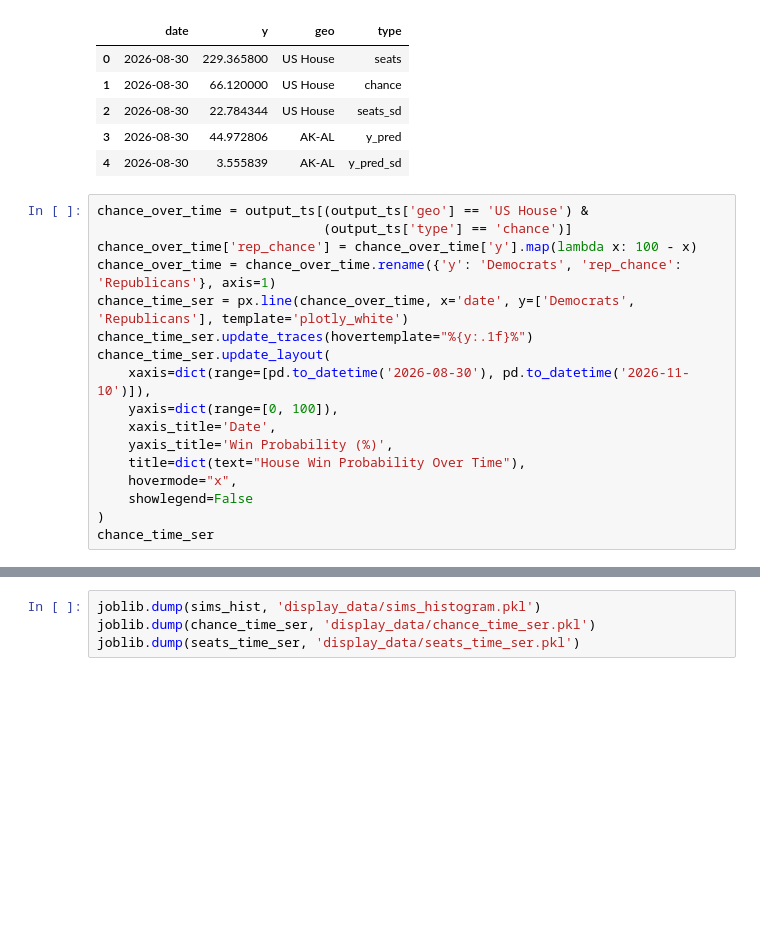
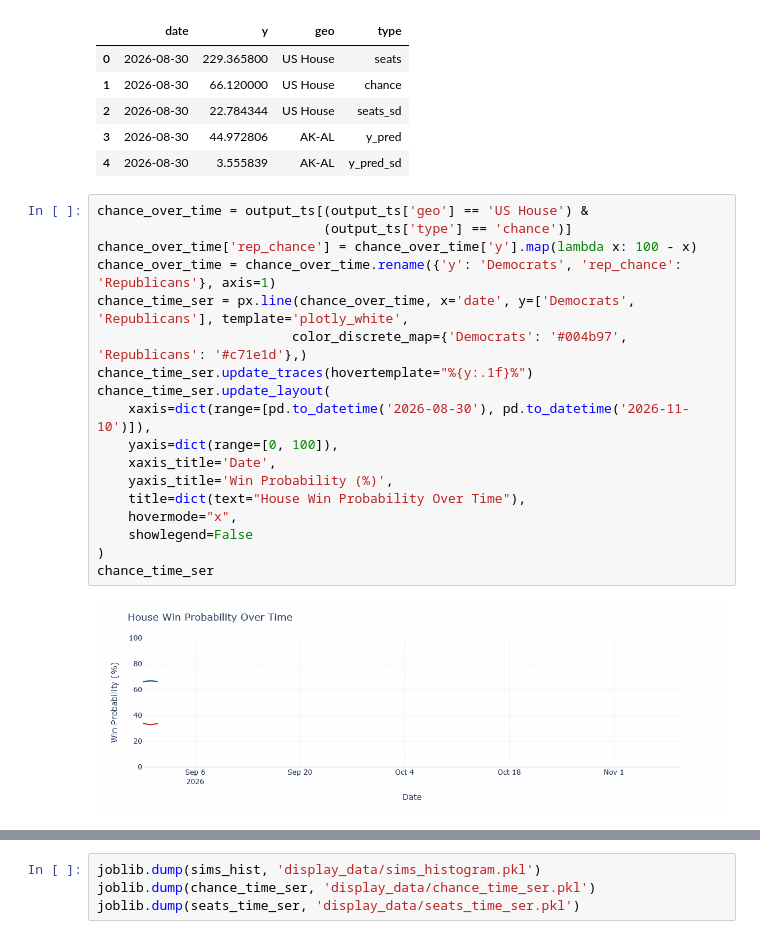
Before and after one commit to Hackquantumcpp/snoutcounter-midterms-2026-model, a Jupyter notebook: prediction/house/05b-postprocessing-py.ipynb, the cells around one changed output, grey strips where cells are left out. Drawn from its saved outputs; the diff is of its cells as text; blank space fills up the shorter version.

```diff
--- a/prediction/house/05b-postprocessing-py.ipynb
+++ b/prediction/house/05b-postprocessing-py.ipynb
@@ -80,20 +83,23 @@ output_ts.head()
 # %%
 chance_over_time = output_ts[(output_ts['geo'] == 'US House') &
                              (output_ts['type'] == 'chance')]
 chance_over_time['rep_chance'] = chance_over_time['y'].map(lambda x: 100 - x)
 chance_over_time = chance_over_time.rename({'y': 'Democrats', 'rep_chance': 'Republicans'}, axis=1)
-chance_time_ser = px.line(chance_over_time, x='date', y=['Democrats', 'Republicans'], template='plotly_white')
+chance_time_ser = px.line(chance_over_time, x='date', y=['Democrats', 'Republicans'], template='plotly_white',
+                         color_discrete_map={'Democrats': '#004b97', 'Republicans': '#c71e1d'},)
 chance_time_ser.update_traces(hovertemplate="%{y:.1f}%")
 chance_time_ser.update_layout(
     xaxis=dict(range=[pd.to_datetime('2026-08-30'), pd.to_datetime('2026-11-10')]),
     yaxis=dict(range=[0, 100]),
     xaxis_title='Date',
     yaxis_title='Win Probability (%)',
     title=dict(text="House Win Probability Over Time"),
     hovermode="x",
     showlegend=False
 )
 chance_time_ser
+# %% [output]
+[figure, added]
 # %%
 seats_over_time = output_ts[(output_ts['geo'] == 'US House') &
                              (output_ts['type'] == 'seats')]
```
Also changed, not shown: parts of 2 cells of this notebook, 4 other files.
